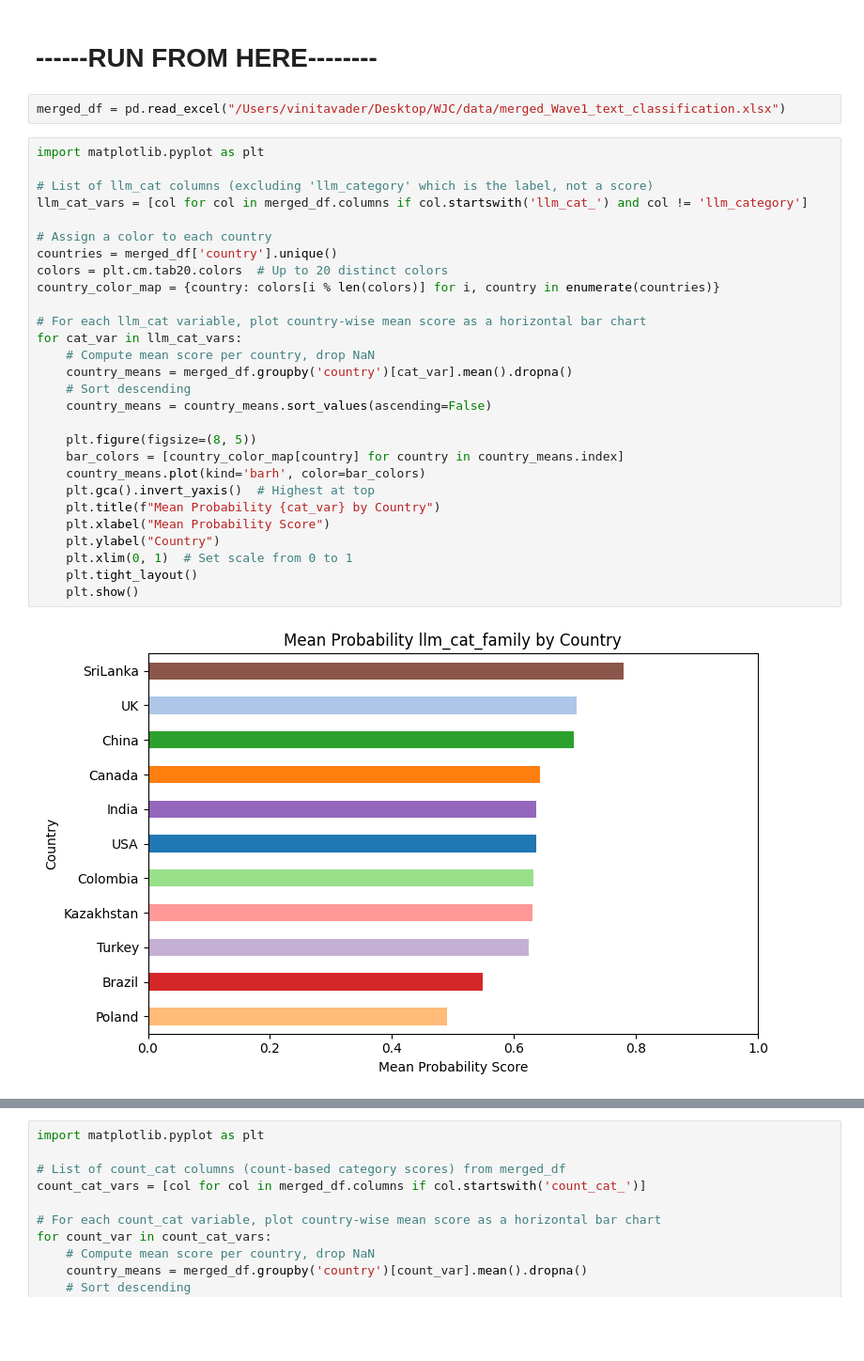
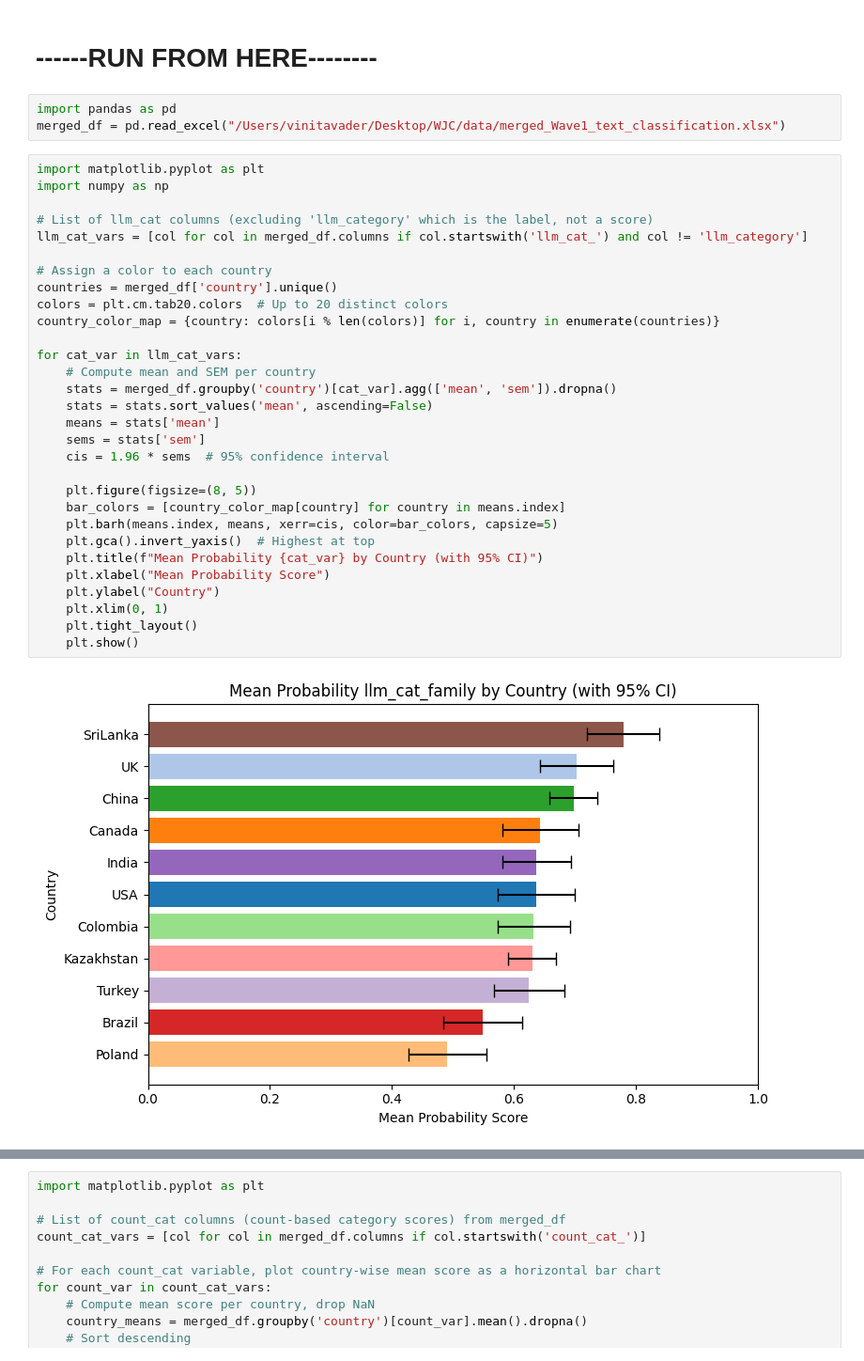
Before and after one commit to vvader24/WJC, a Jupyter notebook: Vinita/Study1_final.ipynb, the cells around one changed output, grey strips where cells are left out. Shown at 94% size. Cells and saved outputs as stored; diff of their text form; blank space fills up the shorter version.

```diff
--- a/Vinita/Study1_final.ipynb
+++ b/Vinita/Study1_final.ipynb
@@ -452,34 +484,37 @@ merged_df.to_excel("merged_Wave1_zsc.xlsx", index=False)
 # %% [markdown]
 # ------RUN FROM HERE--------
 # %%
+import pandas as pd
 merged_df = pd.read_excel("/Users/vinitavader/Desktop/WJC/data/merged_Wave1_text_classification.xlsx")
 # %%
 import matplotlib.pyplot as plt
+import numpy as np
 
 # List of llm_cat columns (excluding 'llm_category' which is the label, not a score)
 llm_cat_vars = [col for col in merged_df.columns if col.startswith('llm_cat_') and col != 'llm_category']
 
 # Assign a color to each country
 countries = merged_df['country'].unique()
 colors = plt.cm.tab20.colors  # Up to 20 distinct colors
 country_color_map = {country: colors[i % len(colors)] for i, country in enumerate(countries)}
 
-# For each llm_cat variable, plot country-wise mean score as a horizontal bar chart
 for cat_var in llm_cat_vars:
-    # Compute mean score per country, drop NaN
-    country_means = merged_df.groupby('country')[cat_var].mean().dropna()
-    # Sort descending
-    country_means = country_means.sort_values(ascending=False)
+    # Compute mean and SEM per country
+    stats = merged_df.groupby('country')[cat_var].agg(['mean', 'sem']).dropna()
+    stats = stats.sort_values('mean', ascending=False)
+    means = stats['mean']
+    sems = stats['sem']
+    cis = 1.96 * sems  # 95% confidence interval
 
     plt.figure(figsize=(8, 5))
-    bar_colors = [country_color_map[country] for country in country_means.index]
-    country_means.plot(kind='barh', color=bar_colors)
+    bar_colors = [country_color_map[country] for country in means.index]
+    plt.barh(means.index, means, xerr=cis, color=bar_colors, capsize=5)
     plt.gca().invert_yaxis()  # Highest at top
-    plt.title(f"Mean Probability {cat_var} by Country")
+    plt.title(f"Mean Probability {cat_var} by Country (with 95% CI)")
     plt.xlabel("Mean Probability Score")
     plt.ylabel("Country")
-    plt.xlim(0, 1)  # Set scale from 0 to 1
+    plt.xlim(0, 1)
     plt.tight_layout()
     plt.show()
 # %% [output]
-[figure, old version]
+[figure, new version]
```
Also changed, not shown: parts of 18 cells of this notebook.
